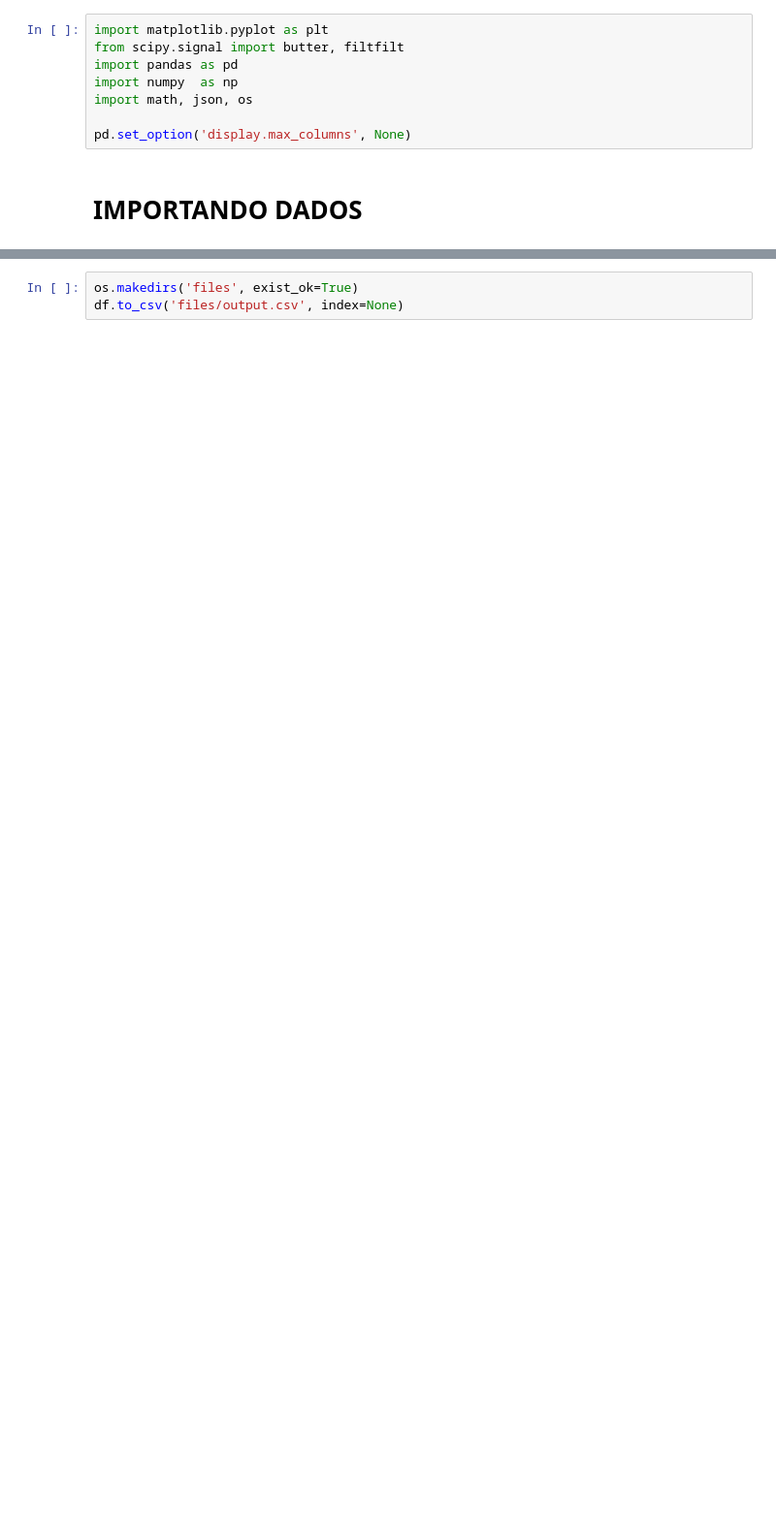
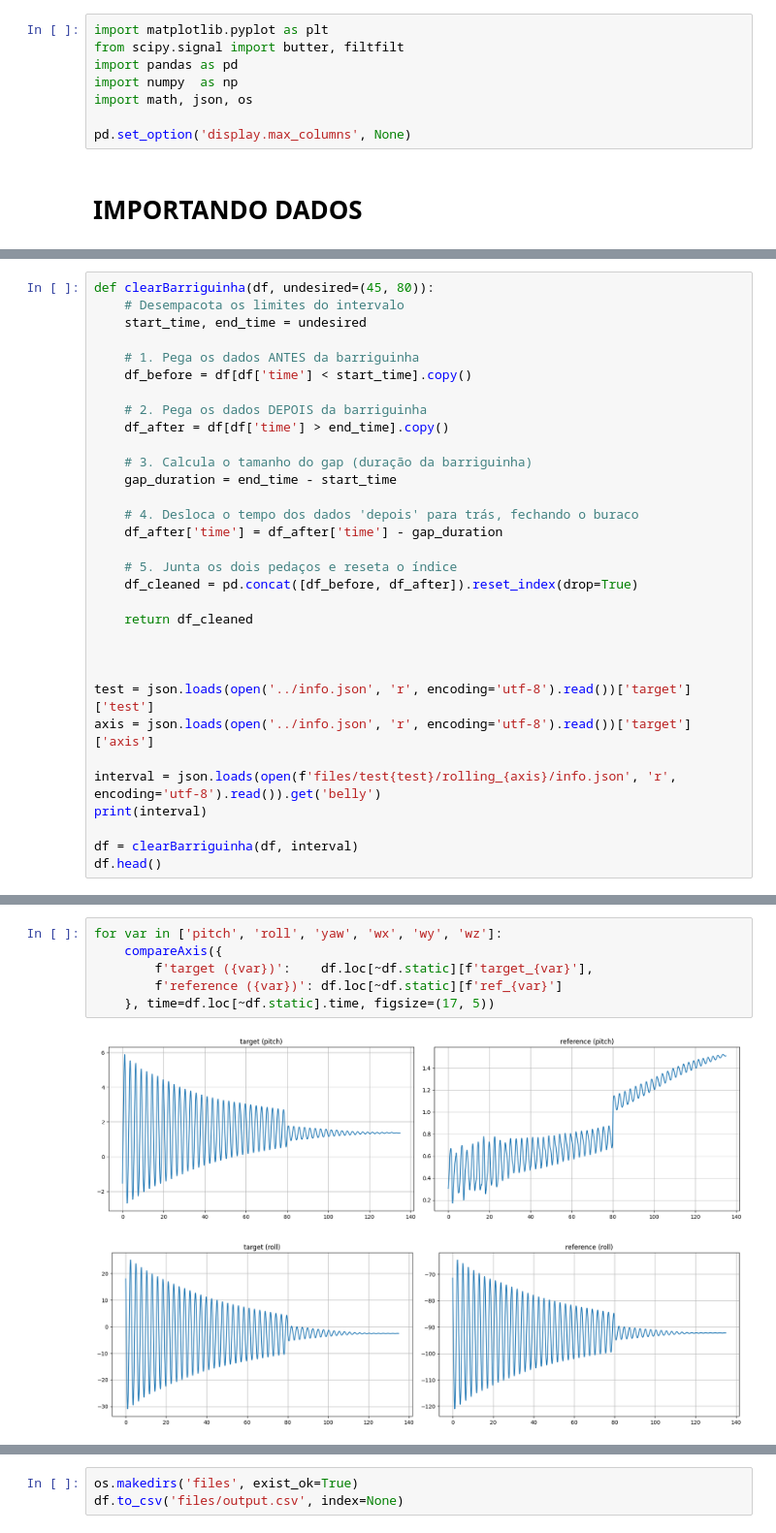
Before and after one commit to KlaussMarchi/MRU, a Jupyter notebook: Calibration/Format/Analysis.ipynb, the cells around one changed output, grey strips where cells are left out. Shown at 97% size. Saved outputs shown, nothing was run; the diff lists cells and outputs as text; blank space fills up the shorter version.

```diff
--- a/Calibration/Format/Analysis.ipynb
+++ b/Calibration/Format/Analysis.ipynb
@@ -92,0 +95,32 @@ df
+# %%
+def clearBarriguinha(df, undesired=(45, 80)):
+    # Desempacota os limites do intervalo
+    start_time, end_time = undesired
+
+    # 1. Pega os dados ANTES da barriguinha
+    df_before = df[df['time'] < start_time].copy()
+
+    # 2. Pega os dados DEPOIS da barriguinha
+    df_after = df[df['time'] > end_time].copy()
+
+    # 3. Calcula o tamanho do gap (duração da barriguinha)
+    gap_duration = end_time - start_time
+
+    # 4. Desloca o tempo dos dados 'depois' para trás, fechando o buraco
+    df_after['time'] = df_after['time'] - gap_duration
+
+    # 5. Junta os dois pedaços e reseta o índice
+    df_cleaned = pd.concat([df_before, df_after]).reset_index(drop=True)
+
+    return df_cleaned
+
+
+
+test = json.loads(open('../info.json', 'r', encoding='utf-8').read())['target']['test']
+axis = json.loads(open('../info.json', 'r', encoding='utf-8').read())['target']['axis']
+
+interval = json.loads(open(f'files/test{test}/rolling_{axis}/info.json', 'r', encoding='utf-8').read()).get('belly')
+print(interval)
+
+df = clearBarriguinha(df, interval)
+df.head()
@@ -92,0 +135,9 @@ df
+# %%
+for var in ['pitch', 'roll', 'yaw', 'wx', 'wy', 'wz']:
+    compareAxis({
+        f'target ({var})':    df.loc[~df.static][f'target_{var}'],
+        f'reference ({var})': df.loc[~df.static][f'ref_{var}']
+    }, time=df.loc[~df.static].time, figsize=(17, 5))
+# %% [output]
+[figure, added]
+[figure, added]
```
Also changed, not shown: parts of 10 cells of this notebook, 33 other files.
